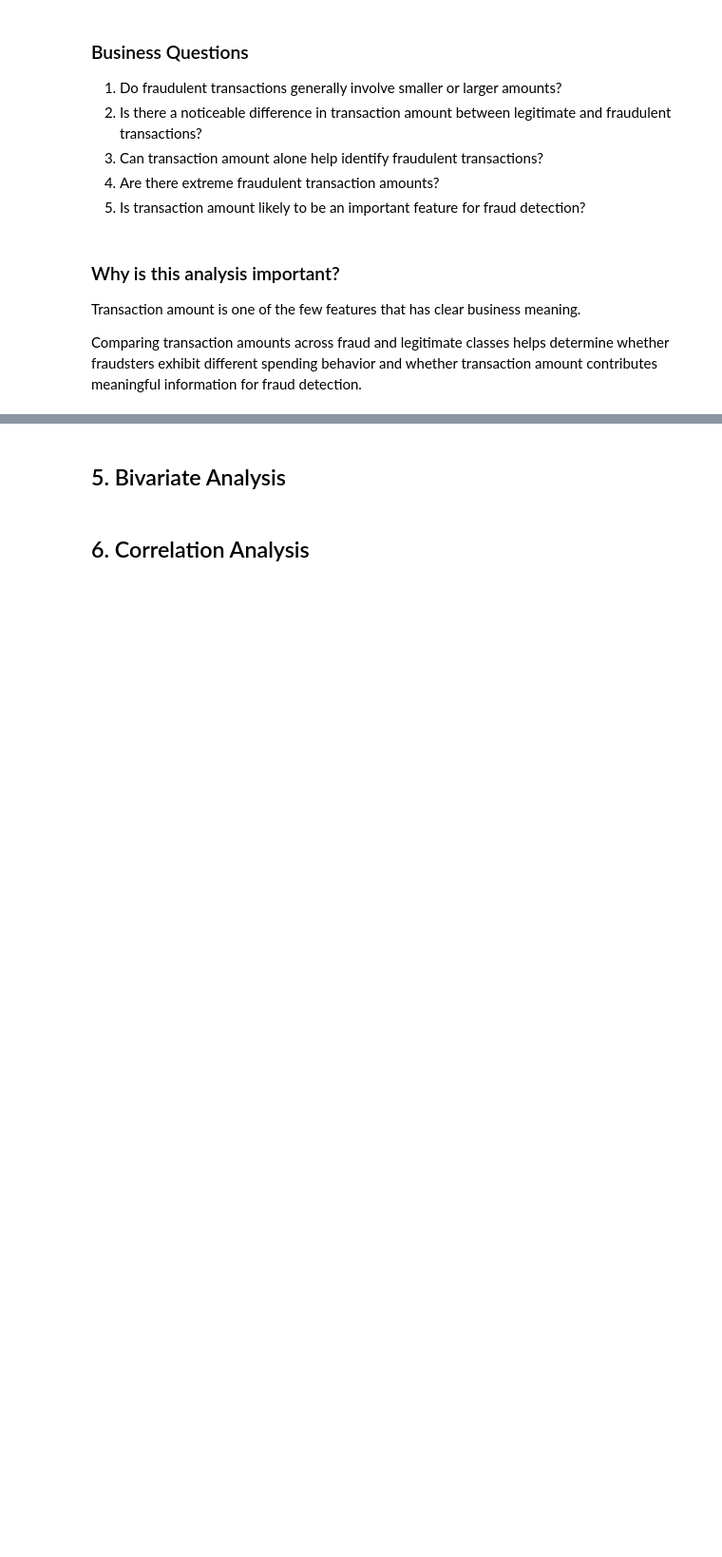
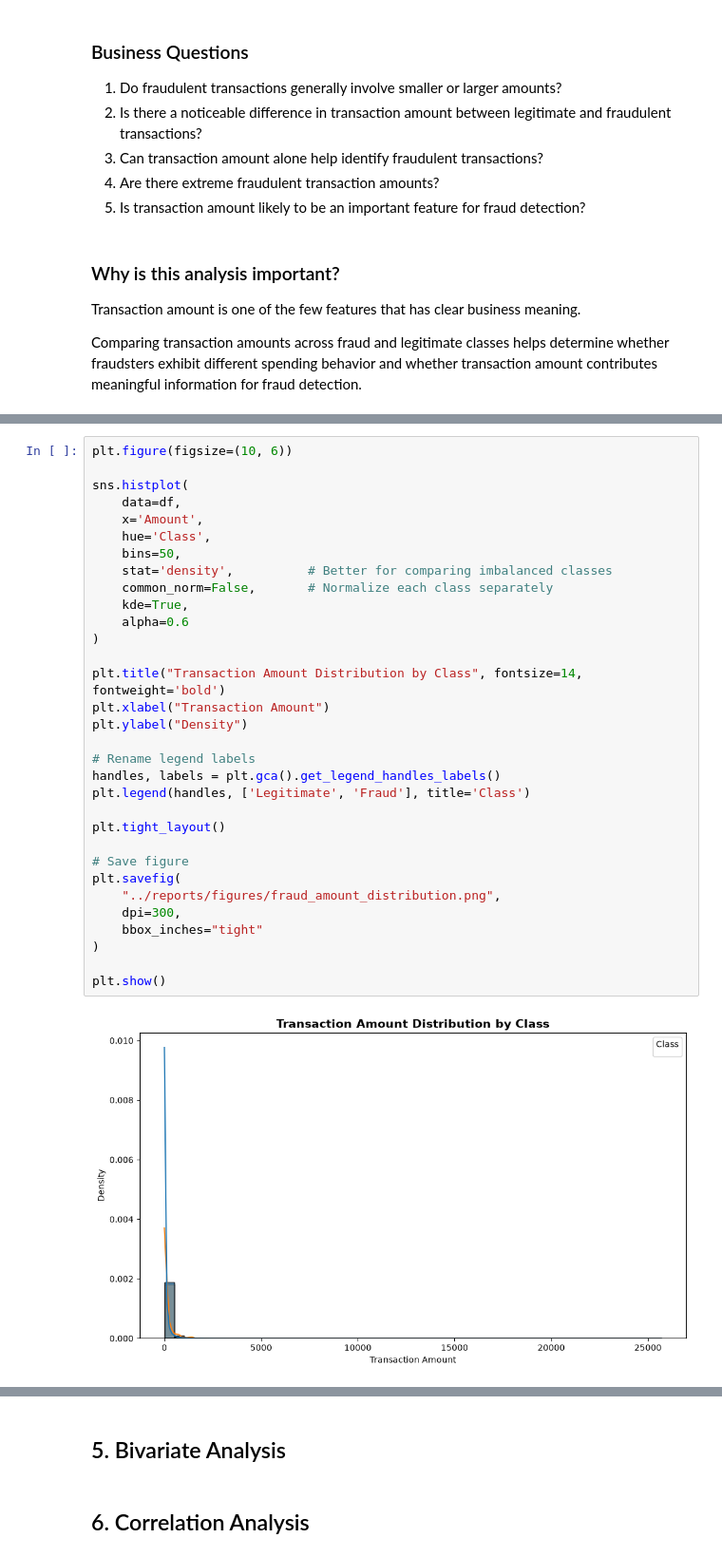
Before and after one commit to Anujjadaun97/Fraud-Detection, a Jupyter notebook: notebooks/03_EDA.ipynb, the cells around one changed output, grey strips where cells are left out. Shown at 95% size. Saved outputs shown, nothing was run; the diff lists cells and outputs as text; blank space fills up the shorter version.

```diff
--- a/notebooks/03_EDA.ipynb
+++ b/notebooks/03_EDA.ipynb
@@ -320,0 +412,34 @@ Comparing transaction amounts across fraud and legitimate classes helps determin
+# %%
+plt.figure(figsize=(10, 6))
+
+sns.histplot(
+    data=df,
+    x='Amount',
+    hue='Class',
+    bins=50,
+    stat='density',          # Better for comparing imbalanced classes
+    common_norm=False,       # Normalize each class separately
+    kde=True,
+    alpha=0.6
+)
+
+plt.title("Transaction Amount Distribution by Class", fontsize=14, fontweight='bold')
+plt.xlabel("Transaction Amount")
+plt.ylabel("Density")
+
+# Rename legend labels
+handles, labels = plt.gca().get_legend_handles_labels()
+plt.legend(handles, ['Legitimate', 'Fraud'], title='Class')
+
+plt.tight_layout()
+
+# Save figure
+plt.savefig(
+    "../reports/figures/fraud_amount_distribution.png",
+    dpi=300,
+    bbox_inches="tight"
+)
+
+plt.show()
+# %% [output]
+[figure, added]
```
Also changed, not shown: parts of 12 cells of this notebook, 3 other files.
